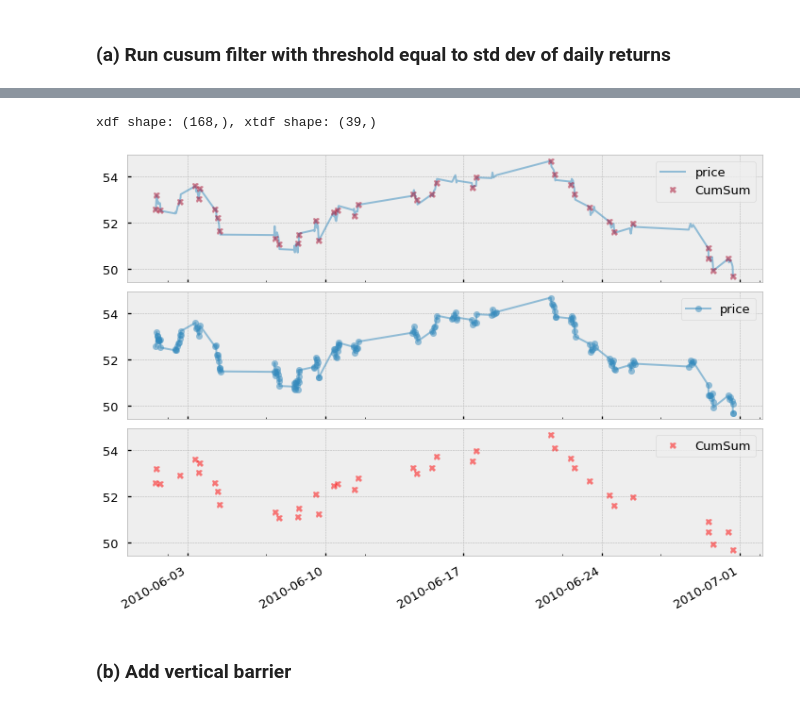
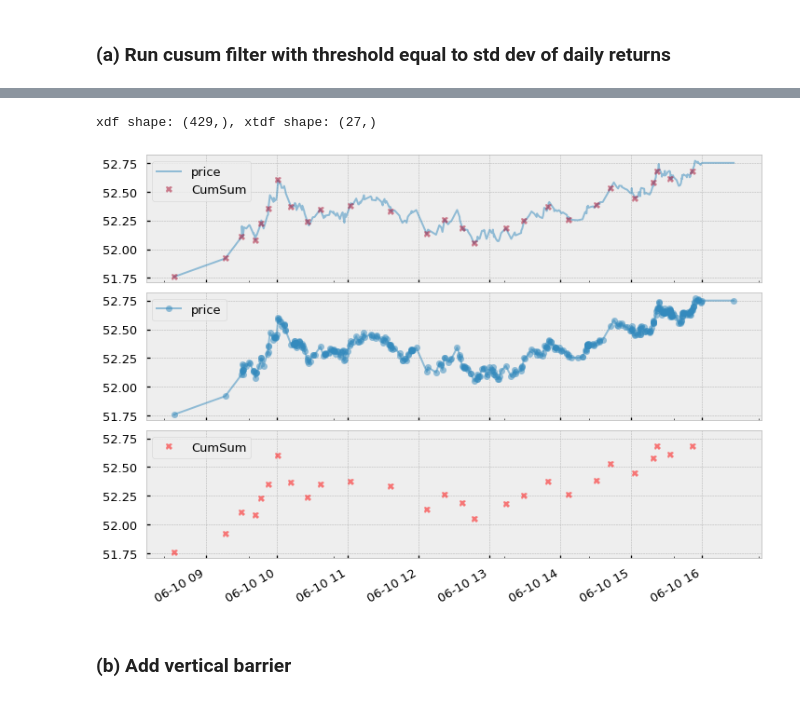
Before and after one commit to Dynami/Adv_Fin_ML_Exercises, a Jupyter notebook: notebooks/Labeling and MetaLabeling for Supervised Classification.ipynb, the cells around one changed output, grey strips where cells are left out. Drawn from its saved outputs; the diff is of its cells as text; code cells hidden in the pictures.

```diff
--- a/notebooks/Labeling and MetaLabeling for Supervised Classification.ipynb
+++ b/notebooks/Labeling and MetaLabeling for Supervised Classification.ipynb
@@ -423,7 +423,8 @@ None
 # %% [markdown]
 ## [3.1] Form Dollar Bars
 # %%
-dbars = dollar_bar_df(df, 'dv', 1_000_000).drop_duplicates().dropna()
+dbars = df
+#dollar_bar_df(df, 'dv', 1_000_000).drop_duplicates().dropna()
 cprint(dbars)
 # %% [output]
 -------------------------------------------------------------------------------
@@ -496,17 +497,17 @@ DatetimeIndex(['2009-09-29 09:41:11', '2009-09-30 09:45:10',
 # %%
 #plt.figure(figsize=(12, 8))
 #plt.plot(dbars.price)
 #plt.plot(dbars.price.loc[tEvents], ls='', marker='X', markersize=3, alpha=0.5)
 #plt.show()
 
-xDate = '2010-06'
+xDate = '2010-06-10'
 xdf, xtdf = select_sample_data(dbars, dbars.loc[tEvents], 'price', xDate)
 print(f'xdf shape: {xdf.shape}, xtdf shape: {xtdf.shape}')
 
 plot_sample_data(xdf, xtdf, 'CumSum', alpha=0.5, markersize=7)
 # %% [output]
-xdf shape: (168,), xtdf shape: (39,)
+xdf shape: (429,), xtdf shape: (27,)
-[figure, old version]
+[figure, new version]
 # %% [markdown]
 ### (b) Add vertical barrier
 # %%
```
Also changed, not shown: parts of 35 cells of this notebook, 4 other files.
